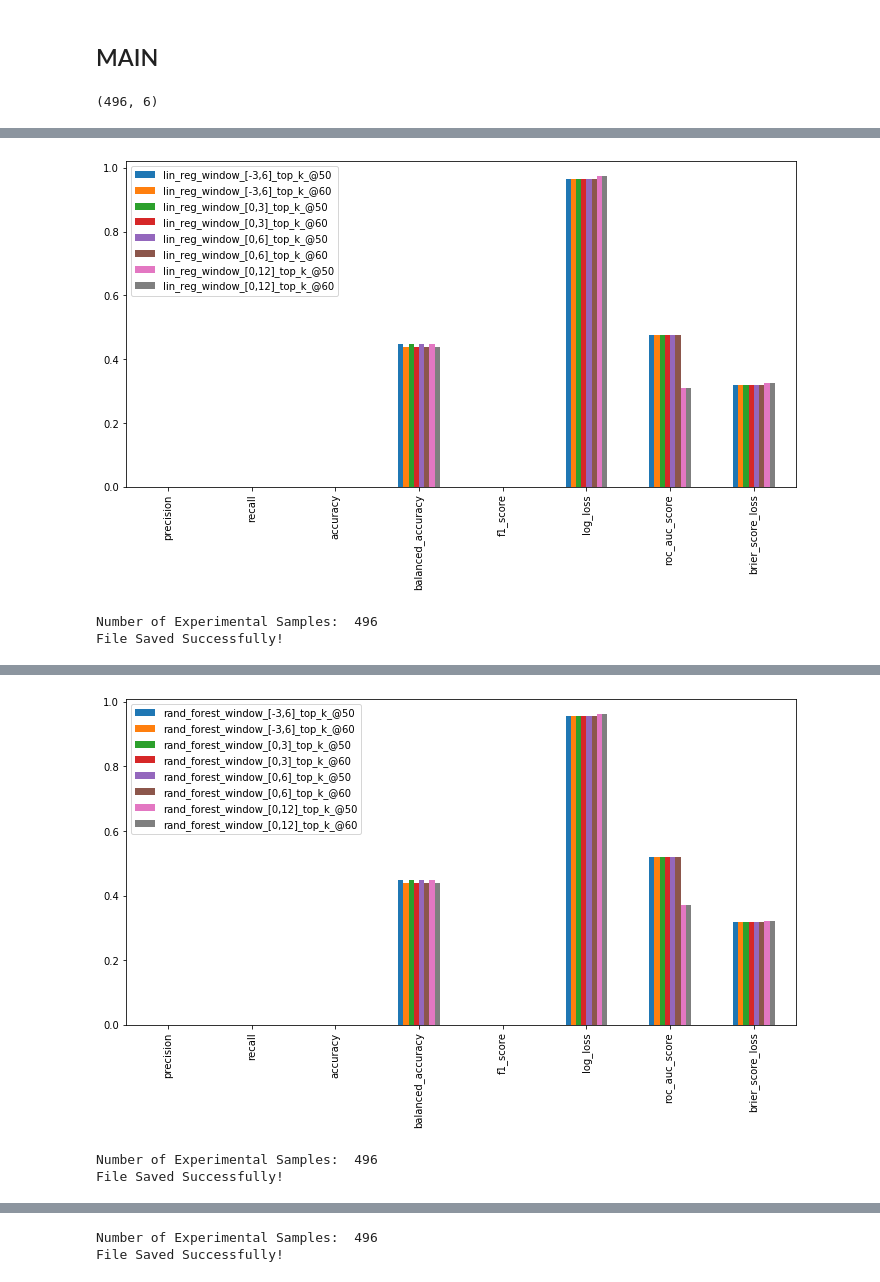
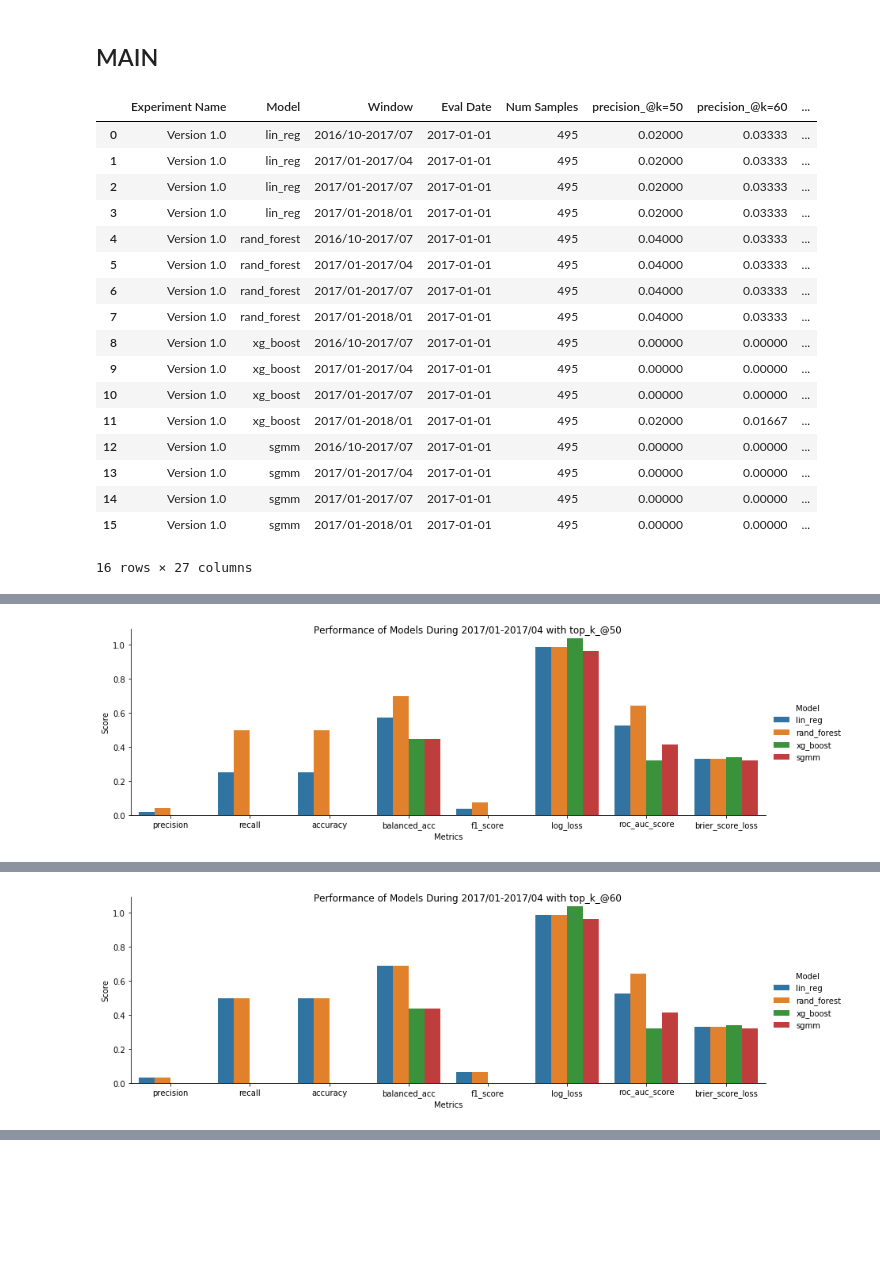
Before and after one commit to nafis-neehal/CDPHP_Evaluation, a Jupyter notebook: notebooks/Evaluation_2.ipynb, the cells around one changed output, grey strips where cells are left out. Drawn from its saved outputs; the diff is of its cells as text; code cells hidden in the pictures; blank space fills up the shorter version.

Commit message:
Massive Change: Formatted Output CSV + Graph, Issue #22

```diff
--- a/notebooks/Evaluation_2.ipynb
+++ b/notebooks/Evaluation_2.ipynb
@@ -225,7 +218,7 @@ class Score:
         self.precision = {}
         self.recall = {}
         self.accuracy = {}
-        self.balanced_accuracy = {}
+        self.balanced_acc = {}
         self.f1_score = {}
         self.roc_auc_score = {}
         self.log_loss = {}
@@ -240,7 +233,7 @@ class Score:
     def get_accuracy(self, y_true, y_predict):
         return recall_score(y_true, y_predict)
 
-    def get_balanced_accuracy(self, y_true, y_predict):
+    def get_balanced_acc(self, y_true, y_predict):
         return balanced_accuracy_score(y_true, y_predict)
 
     def get_f1_score(self, y_true, y_predict, average='binary'):
@@ -433,30 +394,25 @@ def visualize_result(data, table=False, plot=False):
 #visualize result (if visual==True): visualize_performance() helper_function
 #save result to CSV file: Use dataframe_to_csv() helper function
 #mutable obj integrity checked
-def present_evaluation(c_e, all_model_evaluations, visual=False, save=False):
+def present_evaluation(cp, c_r, c_e, all_model_evaluations, table=False, plot = False, save=False):
 
     #result file
-    result_file = c_e['dir']+c_e['file']
+    result_file = c_e['dir'] + c_e['file']
 
     #clear if there is already any result file previously (from previous run/experiment),
     #otherwise it will just keep appending, as opening in append mode
     if os.path.exists(result_file):
         os.remove(result_file)
 
-    #run everything
+    data = generate_tabular_data(c_p, c_r, c_e, all_model_evaluations)
 
-    model_count = 0
-    for model in all_model_evaluations:
-        model_name = model
-        data, number_of_experimental_samples = evaluation_to_dataframe(model, all_model_evaluations[model])
-        metadata = {"model_name":model_name, "num_samples":number_of_experimental_samples}
-        if visual==True:
-            visualize_result(data, table=True, plot=True)
-        if save==True:
-            print("Number of Experimental Samples: ", number_of_experimental_samples)
-            if model_count==0:
-                dataframe_to_csv(data, result_file, append=False, index=True, metadata=metadata)
-            else:
-                dataframe_to_csv(data, result_file, append=True, index=True, metadata=metadata)
-            print("File Saved Successfully!")
-        model_count +=1
+    if table == True:
+        pd.options.display.float_format = '{:8.5f}'.format
+        display(data)
+
+    #will add graph here
+    if plot == True:
+        generate_plot(c_e, data, c_e['plot_window'], c_e['plot_metrics'])
+
+    if save == True:
+        data.to_csv(result_file, index = False, float_format= '%8.5f', mode='w')
@@ -466,14 +504,31 @@ def present_evaluation(c_e, all_model_evaluations, visual=False, save=False):
 pd.set_option('display.max_rows', None) #to show all the rows of a dataframe
 if __name__ == "__main__":
     c_p, c_r, c_e = load_configurations()
-    #generate_synthetic_ground_truth_data(c_p, c_r)
-    #generate_synthetic_prediction_data(c_p)
+    generate_synthetic_ground_truth_data(c_p, c_r)
+    generate_synthetic_prediction_data(c_p)
     all_model_evaluations = evaluate(c_p, c_r, c_e, drop_ref = True, drop_neg_prob = True) #neg window can be controlled from config
 
     '''
     keep visual=True if you want to see data + plots
     keep save=True if you want to save the data into a CSV file
     '''
-    present_evaluation(c_e, all_model_evaluations, visual=True, save=True)
+    present_evaluation(c_p, c_r, c_e, all_model_evaluations, table=True, plot = True, save=True)
 # %% [output]
+|  | Experiment Name | Model | Window | Eval Date | Num Samples | precision_@k=50 | precision_@k=60 | ... |
+| 0 | Version 1.0 | lin_reg | 2016/10-2017/07 | 2017-01-01 | 495 | 0.02000 | 0.03333 | ... |
+| 1 | Version 1.0 | lin_reg | 2017/01-2017/04 | 2017-01-01 | 495 | 0.02000 | 0.03333 | ... |
+| 2 | Version 1.0 | lin_reg | 2017/01-2017/07 | 2017-01-01 | 495 | 0.02000 | 0.03333 | ... |
+| 3 | Version 1.0 | lin_reg | 2017/01-2018/01 | 2017-01-01 | 495 | 0.02000 | 0.03333 | ... |
+| 4 | Version 1.0 | rand_forest | 2016/10-2017/07 | 2017-01-01 | 495 | 0.04000 | 0.03333 | ... |
+| 5 | Version 1.0 | rand_forest | 2017/01-2017/04 | 2017-01-01 | 495 | 0.04000 | 0.03333 | ... |
+| 6 | Version 1.0 | rand_forest | 2017/01-2017/07 | 2017-01-01 | 495 | 0.04000 | 0.03333 | ... |
+| 7 | Version 1.0 | rand_forest | 2017/01-2018/01 | 2017-01-01 | 495 | 0.04000 | 0.03333 | ... |
+| 8 | Version 1.0 | xg_boost | 2016/10-2017/07 | 2017-01-01 | 495 | 0.00000 | 0.00000 | ... |
+| 9 | Version 1.0 | xg_boost | 2017/01-2017/04 | 2017-01-01 | 495 | 0.00000 | 0.00000 | ... |
+| 10 | Version 1.0 | xg_boost | 2017/01-2017/07 | 2017-01-01 | 495 | 0.00000 | 0.00000 | ... |
+| 11 | Version 1.0 | xg_boost | 2017/01-2018/01 | 2017-01-01 | 495 | 0.02000 | 0.01667 | ... |
+| 12 | Version 1.0 | sgmm | 2016/10-2017/07 | 2017-01-01 | 495 | 0.00000 | 0.00000 | ... |
+| 13 | Version 1.0 | sgmm | 2017/01-2017/04 | 2017-01-01 | 495 | 0.00000 | 0.00000 | ... |
+| 14 | Version 1.0 | sgmm | 2017/01-2017/07 | 2017-01-01 | 495 | 0.00000 | 0.00000 | ... |
+| 15 | Version 1.0 | sgmm | 2017/01-2018/01 | 2017-01-01 | 495 | 0.00000 | 0.00000 | ... |
-(496, 6)
+16 rows × 27 columns
@@ -489,3 +535 @@ if __name__ == "__main__":
-[figure, old version]
+[figure, new version]
-Number of Experimental Samples:  496
-File Saved Successfully!
@@ -501,3 +536 @@ File Saved Successfully!
-[figure, old version]
+[figure, new version]
-Number of Experimental Samples:  496
-File Saved Successfully!
@@ -514,2 +537,0 @@ File Saved Successfully!
-Number of Experimental Samples:  496
-File Saved Successfully!
```
Also changed, not shown: parts of 12 cells of this notebook, 3 other files.
